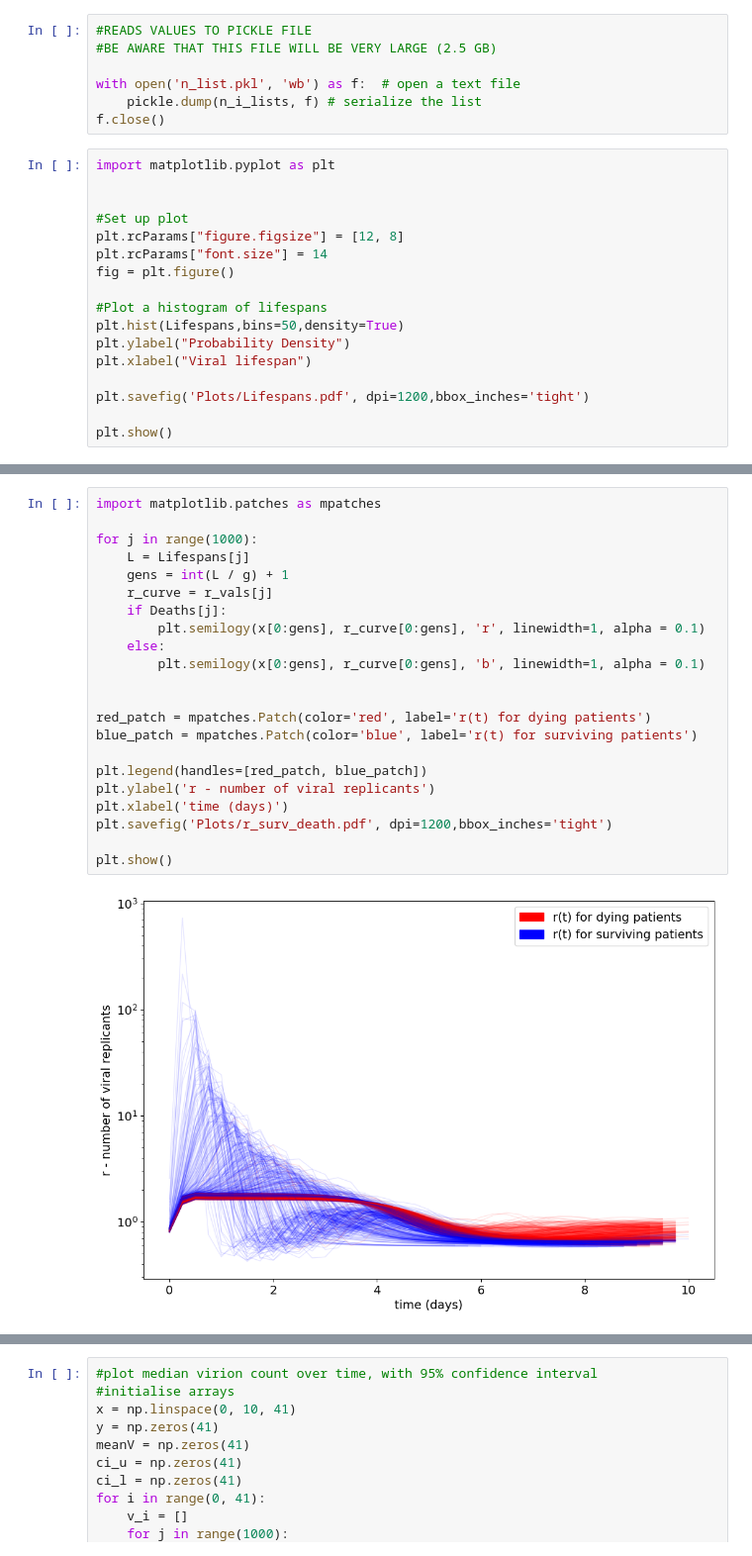
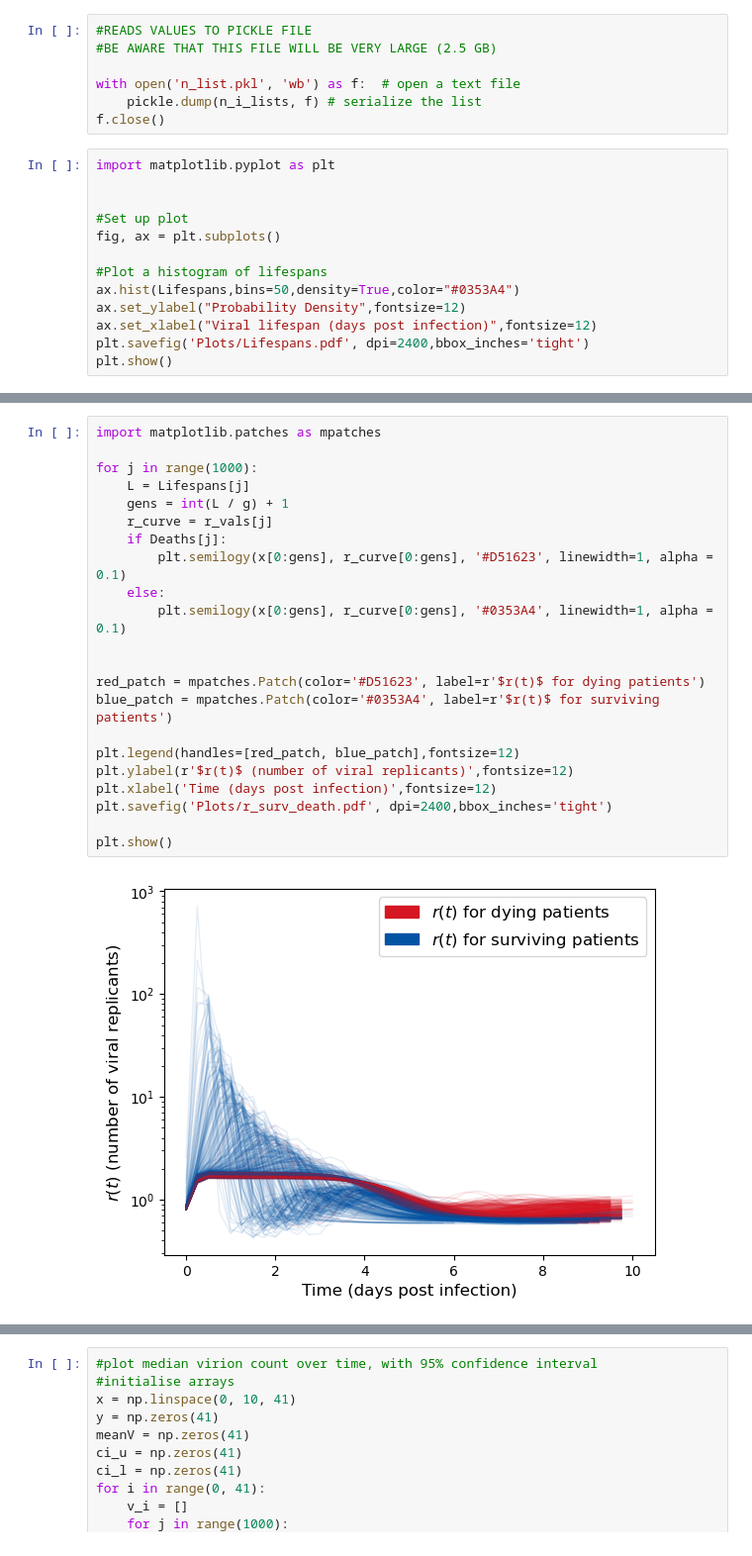
Before and after one commit to joshlooks/avianflu, a Jupyter notebook: bpm.ipynb, the cells around one changed output, grey strips where cells are left out. Shown at 99% size. Drawn from its saved outputs; the diff is of its cells as text.

```diff
--- a/bpm.ipynb
+++ b/bpm.ipynb
@@ -166,16 +168,12 @@ import matplotlib.pyplot as plt
 
 
 #Set up plot
-plt.rcParams["figure.figsize"] = [12, 8]
-plt.rcParams["font.size"] = 14
-fig = plt.figure()
+fig, ax = plt.subplots()
 
 #Plot a histogram of lifespans
-plt.hist(Lifespans,bins=50,density=True)
-plt.ylabel("Probability Density")
-plt.xlabel("Viral lifespan")
-
-plt.savefig('Plots/Lifespans.pdf', dpi=1200,bbox_inches='tight')
-
+ax.hist(Lifespans,bins=50,density=True,color="#0353A4")
+ax.set_ylabel("Probability Density",fontsize=12)
+ax.set_xlabel("Viral lifespan (days post infection)",fontsize=12)
+plt.savefig('Plots/Lifespans.pdf', dpi=2400,bbox_inches='tight')
 plt.show()
 # %% [output]
@@ -209,27 +207,27 @@ plt.show()
 # %%
 import matplotlib.patches as mpatches
 
 for j in range(1000):
     L = Lifespans[j]
     gens = int(L / g) + 1
     r_curve = r_vals[j]
     if Deaths[j]:
-        plt.semilogy(x[0:gens], r_curve[0:gens], 'r', linewidth=1, alpha = 0.1)
+        plt.semilogy(x[0:gens], r_curve[0:gens], '#D51623', linewidth=1, alpha = 0.1)
     else:
-        plt.semilogy(x[0:gens], r_curve[0:gens], 'b', linewidth=1, alpha = 0.1)
+        plt.semilogy(x[0:gens], r_curve[0:gens], '#0353A4', linewidth=1, alpha = 0.1)
 
 
-red_patch = mpatches.Patch(color='red', label='r(t) for dying patients')
-blue_patch = mpatches.Patch(color='blue', label='r(t) for surviving patients')
+red_patch = mpatches.Patch(color='#D51623', label=r'$r(t)$ for dying patients')
+blue_patch = mpatches.Patch(color='#0353A4', label=r'$r(t)$ for surviving patients')
 
-plt.legend(handles=[red_patch, blue_patch])
-plt.ylabel('r - number of viral replicants')
-plt.xlabel('time (days)')
-plt.savefig('Plots/r_surv_death.pdf', dpi=1200,bbox_inches='tight')
+plt.legend(handles=[red_patch, blue_patch],fontsize=12)
+plt.ylabel(r'$r(t)$ (number of viral replicants)',fontsize=12)
+plt.xlabel('Time (days post infection)',fontsize=12)
+plt.savefig('Plots/r_surv_death.pdf', dpi=2400,bbox_inches='tight')
 
 plt.show()
 # %% [output]
-[figure, old version]
+[figure, new version]
 # %%
 #Plot max r value vs lifespan
 ma = []
```
Also changed, not shown: parts of 12 cells of this notebook, 3 other files.
